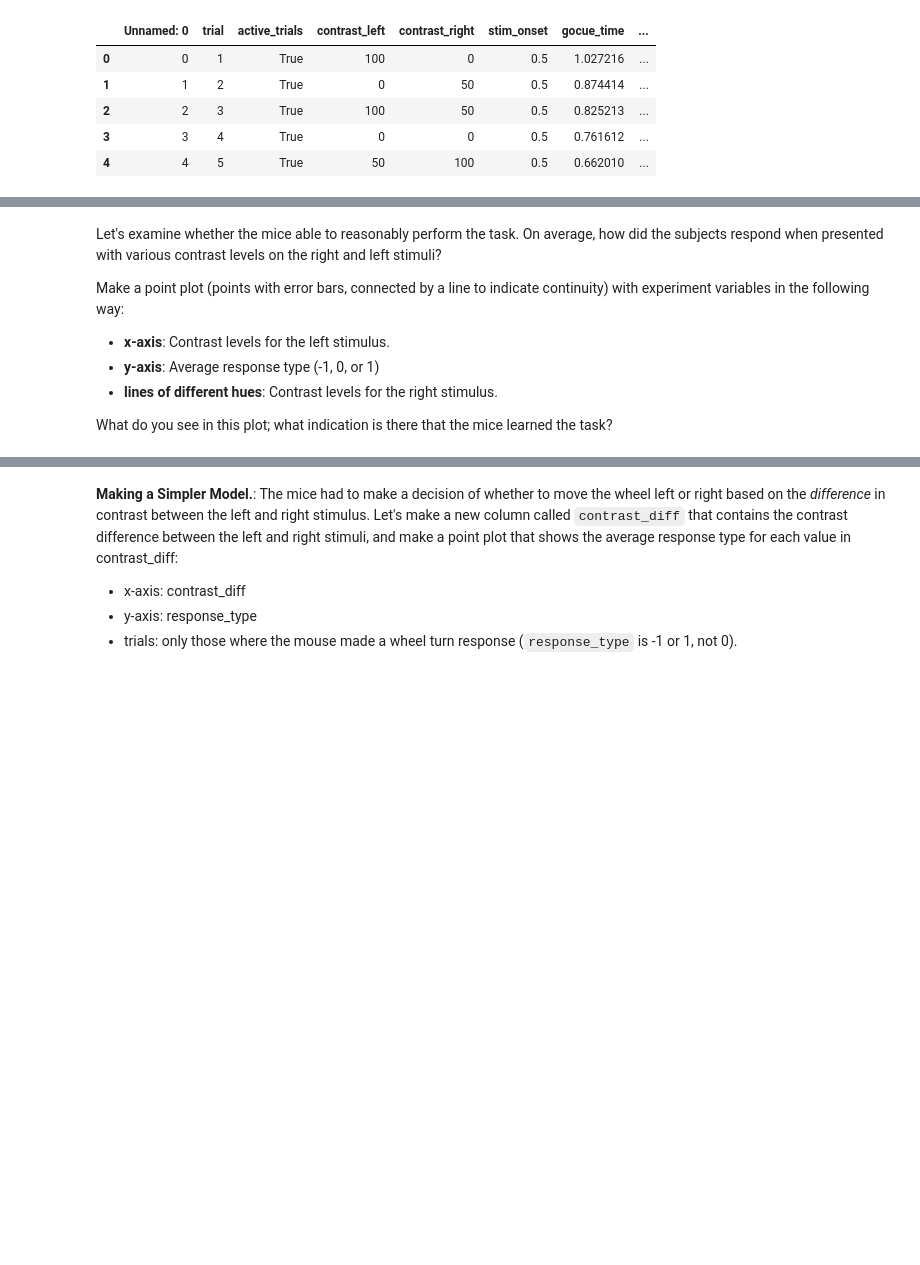
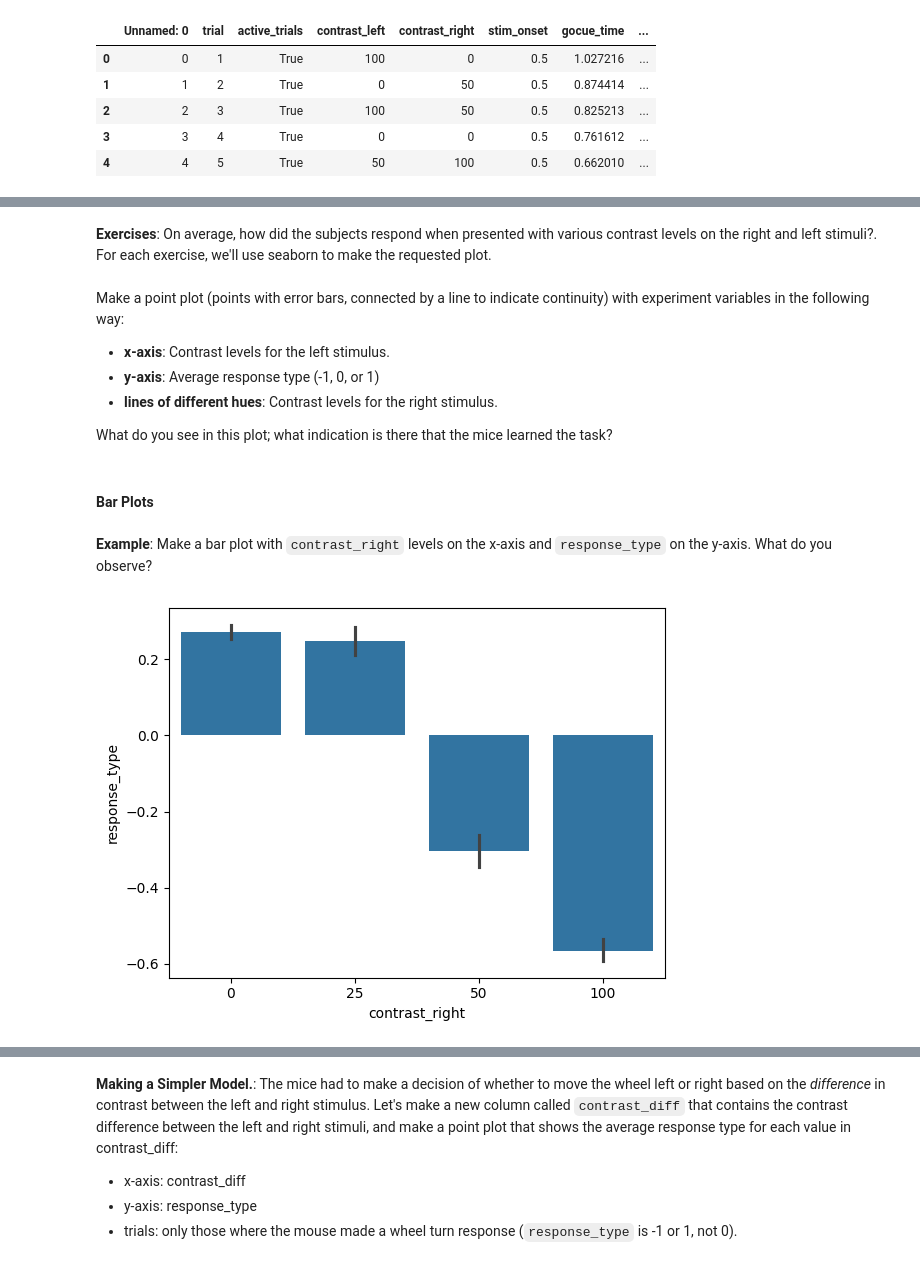
Before and after one commit to ibehave-ibots/iBOTS-Tools, a Jupyter notebook: workshops/python-workshop-1/plan/day2/3 Task Performance Analysis With Pandas And Seaborn.ipynb, the cells around one changed output, grey strips where cells are left out. Drawn from its saved outputs; the diff is of its cells as text; code cells hidden in the pictures; blank space fills up the shorter version.

```diff
--- a/workshops/python-workshop-1/plan/day2/3 Task Performance Analysis With Pandas And Seaborn.ipynb
+++ b/workshops/python-workshop-1/plan/day2/3 Task Performance Analysis With Pandas And Seaborn.ipynb
@@ -65,5 +72,8 @@ sns.typeofplot(       #  Function name (what type of plot do you want to make?
+# %% [markdown]
+**Exercises**: On average, how did the subjects respond when presented with various contrast levels on the right and left stimuli?. For each exercise, we'll use seaborn to make the requested plot.
 # %% [markdown]
-Let's examine whether the mice able to reasonably perform the task. On average, how did the subjects respond when presented with various contrast levels on the right and left stimuli?
+
+
 
 Make a point plot (points with error bars, connected by a line to indicate continuity) with experiment variables in the following way:
   - **x-axis**: Contrast levels for the left stimulus.
@@ -71,3 +81,11 @@ Make a point plot (points with error bars, connected by a line to indicate conti
   - **lines of different hues**: Contrast levels for the right stimulus.
 
 What do you see in this plot; what indication is there that the mice learned the task?
+# %% [markdown]
+#### Bar Plots
+# %% [markdown]
+**Example**: Make a bar plot with `contrast_right` levels on the x-axis and `response_type` on the y-axis.  What do you observe?
+# %%
+sns.barplot(data=df, x='contrast_right', y='response_type');
+# %% [output]
+[figure, added]
```
Also changed, not shown: parts of 42 cells of this notebook.
